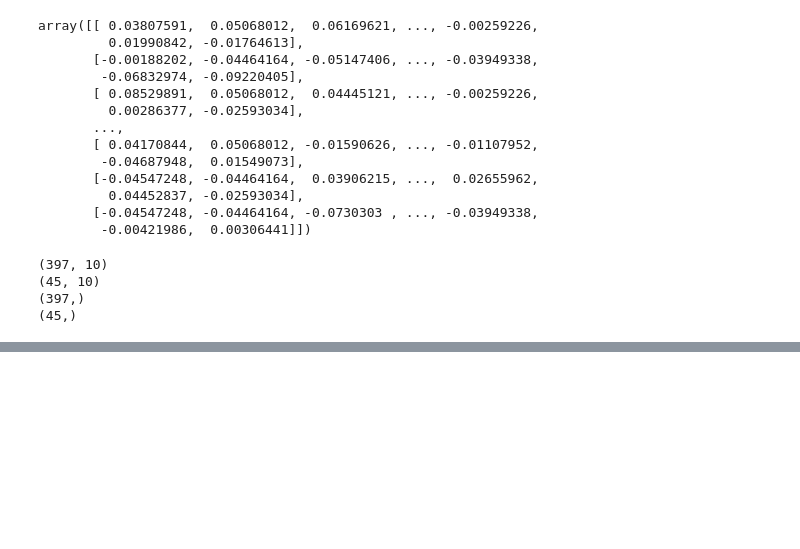
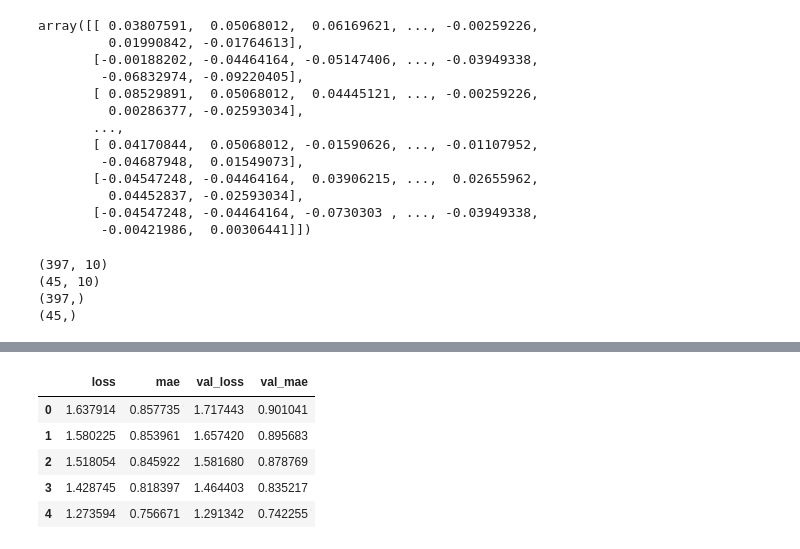
Before and after one commit to ravitata/tensorflow2, a Jupyter notebook: w2_work.ipynb, the cells around one changed output, grey strips where cells are left out. Saved outputs shown, nothing was run; the diff lists cells and outputs as text; code cells hidden in the pictures; blank space fills up the shorter version.

```diff
--- a/w2_work.ipynb
+++ b/w2_work.ipynb
@@ -178,0 +255,9 @@ model.evaluate(test_data, test_targets, verbose=2)
+# %%
+df.head()
+# %% [output]
+|  | loss | mae | val_loss | val_mae |
+| 0 | 1.637914 | 0.857735 | 1.717443 | 0.901041 |
+| 1 | 1.580225 | 0.853961 | 1.657420 | 0.895683 |
+| 2 | 1.518054 | 0.845922 | 1.581680 | 0.878769 |
+| 3 | 1.428745 | 0.818397 | 1.464403 | 0.835217 |
+| 4 | 1.273594 | 0.756671 | 1.291342 | 0.742255 |
```
Also changed, not shown: parts of 19 cells of this notebook.
